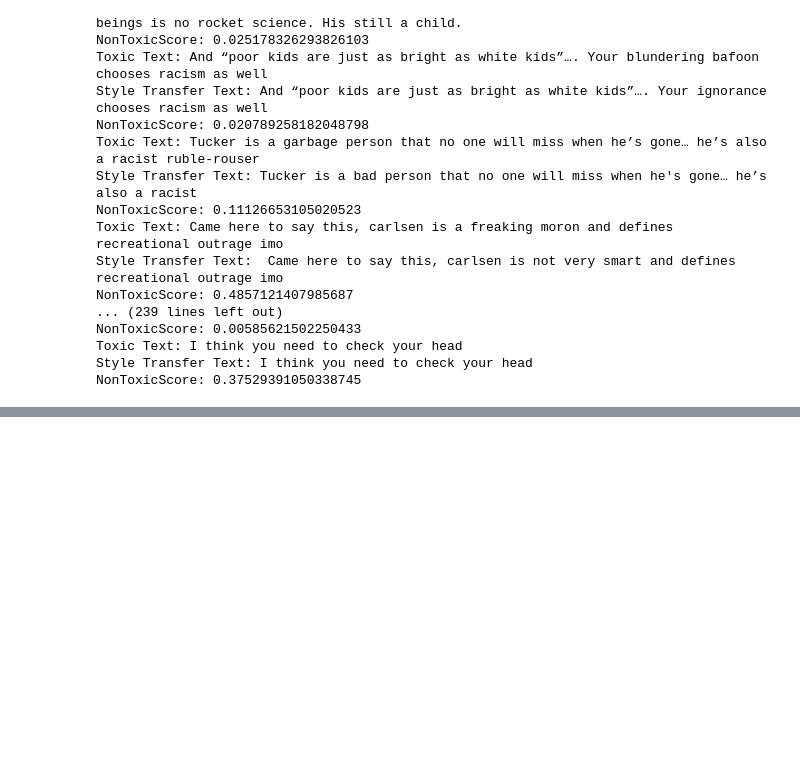
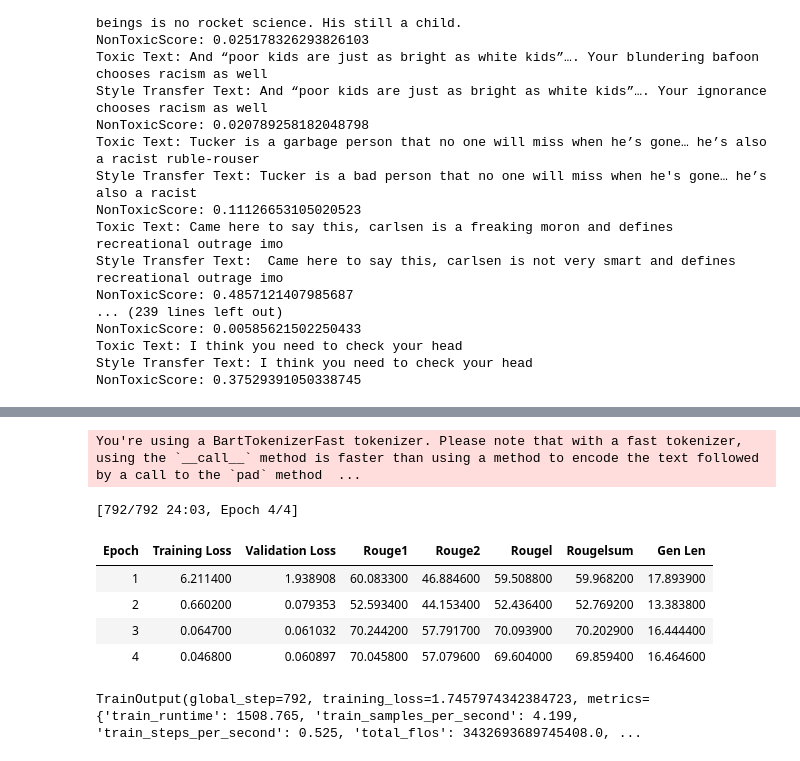
Before and after one commit to hjesse92/style_transfer_w266, a Jupyter notebook: notebooks/BART_Models.ipynb, the cells around one changed output, grey strips where cells are left out. Drawn from its saved outputs; the diff is of its cells as text; code cells hidden in the pictures; blank space fills up the shorter version.

```diff
--- a/notebooks/BART_Models.ipynb
+++ b/notebooks/BART_Models.ipynb
@@ -417,0 +459,23 @@ NonToxicScore: 0.37529391050338745
+# %%
+batch_size = 8
+model_name = "facebook/bart-large-detoxify"
+model_dir = f"models/{model_name}"
+
+args = Seq2SeqTrainingArguments(
+    model_dir,
+    evaluation_strategy="epoch",
+    logging_strategy="epoch",
+    save_strategy="epoch",
+    learning_rate=2e-5,
+    per_device_train_batch_size=batch_size,
+    per_device_eval_batch_size=batch_size,
+    weight_decay=0.01,
+    num_train_epochs=4,
+    predict_with_generate=True,
+    load_best_model_at_end=True,
+    metric_for_best_model="rouge1",
+    remove_unused_columns=False
+)
+# %%
+data_collator = DataCollatorForSeq2Seq(tokenizer)
+metric = load_metric("rouge")
@@ -417,0 +521,22 @@ NonToxicScore: 0.37529391050338745
+# %%
+trainer = Seq2SeqTrainer(
+    model=model,
+    args=args,
+    train_dataset=encoded_train_ds,
+    eval_dataset=encoded_val_ds,
+    data_collator=data_collator,
+    tokenizer=tokenizer,
+    optimizers=(optimizer, scheduler),
+    compute_metrics=compute_metrics
+)
+# %%
+trainer.train()
+# %% [output]
+You're using a BartTokenizerFast tokenizer. Please note that with a fast tokenizer, using the `__call__` method is faster than using a method to encode the text followed by a call to the `pad` method  ...
+[792/792 24:03, Epoch 4/4]
+| Epoch | Training Loss | Validation Loss | Rouge1 | Rouge2 | Rougel | Rougelsum | Gen Len |
+| 1 | 6.211400 | 1.938908 | 60.083300 | 46.884600 | 59.508800 | 59.968200 | 17.893900 |
+| 2 | 0.660200 | 0.079353 | 52.593400 | 44.153400 | 52.436400 | 52.769200 | 13.383800 |
+| 3 | 0.064700 | 0.061032 | 70.244200 | 57.791700 | 70.093900 | 70.202900 | 16.444400 |
+| 4 | 0.046800 | 0.060897 | 70.045800 | 57.079600 | 69.604000 | 69.859400 | 16.464600 |
+TrainOutput(global_step=792, training_loss=1.7457974342384723, metrics={'train_runtime': 1508.765, 'train_samples_per_second': 4.199, 'train_steps_per_second': 0.525, 'total_flos': 3432693689745408.0, ...
```
Also changed, not shown: parts of 26 cells of this notebook, 1 other file.
